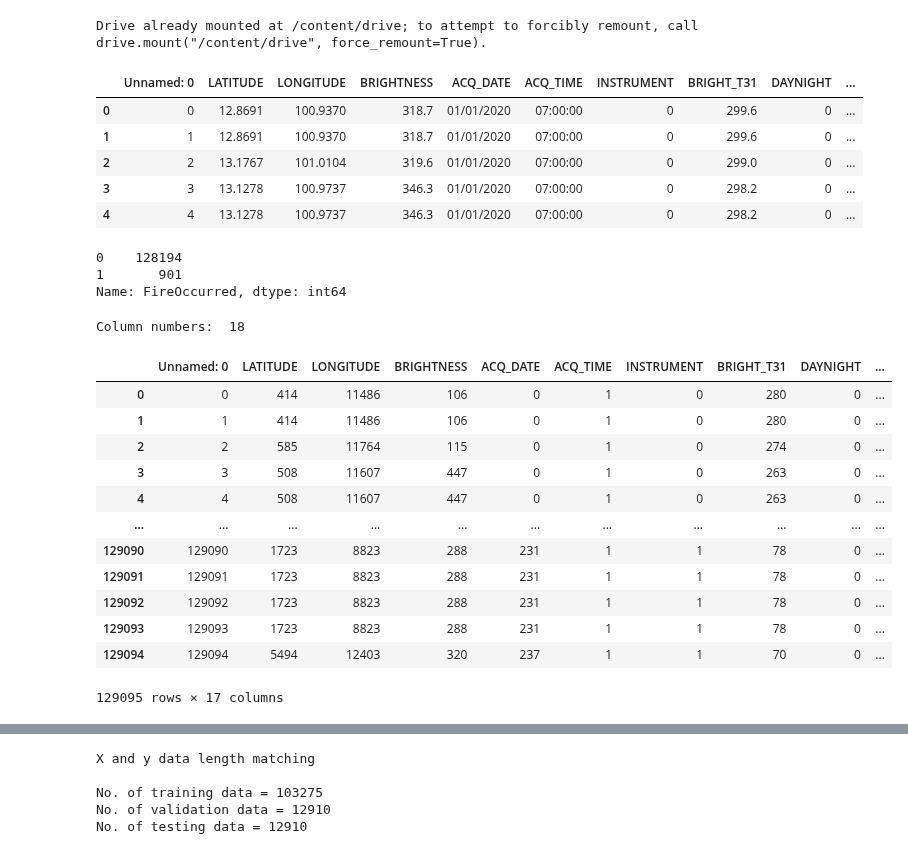
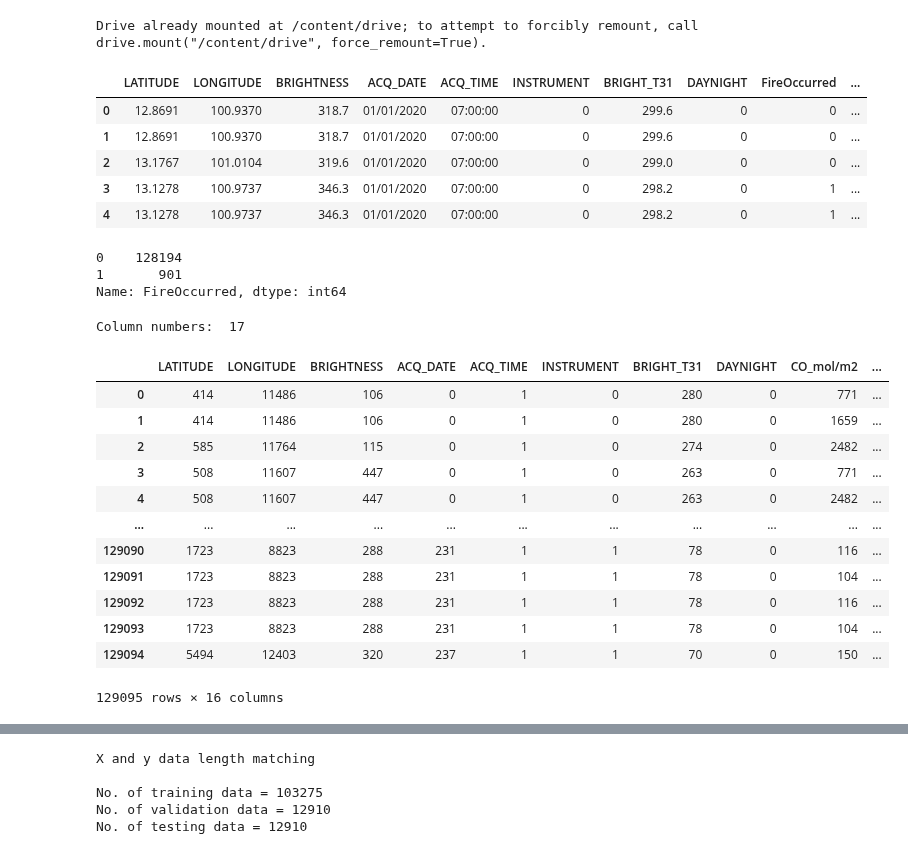
Before and after one commit to ManapatWeeramongkolkul/ForestFireML, a Jupyter notebook: Code.ipynb, the cells around one changed output, grey strips where cells are left out. Drawn from its saved outputs; the diff is of its cells as text; code cells hidden in the pictures.

Commit message:
bug test fix

```diff
--- a/Code.ipynb
+++ b/Code.ipynb
@@ -769,14 +769,16 @@ Drive already mounted at /content/drive; to attempt to forcibly remount, call dr
 # %%
 df1 = pd.read_csv("/content/drive/MyDrive/Senior Project/Datasets/test_gee.csv")
 # df1 = pd.read_csv("/content/drive/MyDrive/Senior Project/Datasets/test.csv")
+
+df1 = df1.drop('Unnamed: 0', axis=1)
 df1.head()
 # %% [output]
-|  | Unnamed: 0 | LATITUDE | LONGITUDE | BRIGHTNESS | ACQ_DATE | ACQ_TIME | INSTRUMENT | BRIGHT_T31 | DAYNIGHT | ... |
-| 0 | 0 | 12.8691 | 100.9370 | 318.7 | 01/01/2020 | 07:00:00 | 0 | 299.6 | 0 | ... |
-| 1 | 1 | 12.8691 | 100.9370 | 318.7 | 01/01/2020 | 07:00:00 | 0 | 299.6 | 0 | ... |
-| 2 | 2 | 13.1767 | 101.0104 | 319.6 | 01/01/2020 | 07:00:00 | 0 | 299.0 | 0 | ... |
-| 3 | 3 | 13.1278 | 100.9737 | 346.3 | 01/01/2020 | 07:00:00 | 0 | 298.2 | 0 | ... |
-| 4 | 4 | 13.1278 | 100.9737 | 346.3 | 01/01/2020 | 07:00:00 | 0 | 298.2 | 0 | ... |
+|  | LATITUDE | LONGITUDE | BRIGHTNESS | ACQ_DATE | ACQ_TIME | INSTRUMENT | BRIGHT_T31 | DAYNIGHT | FireOccurred | ... |
+| 0 | 12.8691 | 100.9370 | 318.7 | 01/01/2020 | 07:00:00 | 0 | 299.6 | 0 | 0 | ... |
+| 1 | 12.8691 | 100.9370 | 318.7 | 01/01/2020 | 07:00:00 | 0 | 299.6 | 0 | 0 | ... |
+| 2 | 13.1767 | 101.0104 | 319.6 | 01/01/2020 | 07:00:00 | 0 | 299.0 | 0 | 0 | ... |
+| 3 | 13.1278 | 100.9737 | 346.3 | 01/01/2020 | 07:00:00 | 0 | 298.2 | 0 | 1 | ... |
+| 4 | 13.1278 | 100.9737 | 346.3 | 01/01/2020 | 07:00:00 | 0 | 298.2 | 0 | 1 | ... |
 # %%
 df1['FireOccurred'].value_counts()
 # %% [output]
@@ -786,31 +788,36 @@ Name: FireOccurred, dtype: int64
 # %%
 print("Column numbers: ", len(df1.columns))
 # %% [output]
-Column numbers:  18
+Column numbers:  17
 # %%
 X = df1.drop('FireOccurred', axis=1)
 y = df1['FireOccurred']
 
-from sklearn import preprocessing
-le = preprocessing.LabelEncoder()
+from sklearn.preprocessing import LabelEncoder
+from sklearn.preprocessing import StandardScaler
+
+encoder = LabelEncoder()
 for i in range(len(df1.columns)-1):
-  X.iloc[:,i] = le.fit_transform(X.iloc[:,i])
+  X.iloc[:,i] = encoder.fit_transform(X.iloc[:,i])
+
+scaler = StandardScaler().fit(X)
+test = scaler.transform(X)
 
 display(X)
 # %% [output]
-|  | Unnamed: 0 | LATITUDE | LONGITUDE | BRIGHTNESS | ACQ_DATE | ACQ_TIME | INSTRUMENT | BRIGHT_T31 | DAYNIGHT | ... |
-| 0 | 0 | 414 | 11486 | 106 | 0 | 1 | 0 | 280 | 0 | ... |
-| 1 | 1 | 414 | 11486 | 106 | 0 | 1 | 0 | 280 | 0 | ... |
-| 2 | 2 | 585 | 11764 | 115 | 0 | 1 | 0 | 274 | 0 | ... |
-| 3 | 3 | 508 | 11607 | 447 | 0 | 1 | 0 | 263 | 0 | ... |
-| 4 | 4 | 508 | 11607 | 447 | 0 | 1 | 0 | 263 | 0 | ... |
+|  | LATITUDE | LONGITUDE | BRIGHTNESS | ACQ_DATE | ACQ_TIME | INSTRUMENT | BRIGHT_T31 | DAYNIGHT | CO_mol/m2 | ... |
+| 0 | 414 | 11486 | 106 | 0 | 1 | 0 | 280 | 0 | 771 | ... |
+| 1 | 414 | 11486 | 106 | 0 | 1 | 0 | 280 | 0 | 1659 | ... |
+| 2 | 585 | 11764 | 115 | 0 | 1 | 0 | 274 | 0 | 2482 | ... |
+| 3 | 508 | 11607 | 447 | 0 | 1 | 0 | 263 | 0 | 771 | ... |
+| 4 | 508 | 11607 | 447 | 0 | 1 | 0 | 263 | 0 | 2482 | ... |
 | ... | ... | ... | ... | ... | ... | ... | ... | ... | ... | ... |
-| 129090 | 129090 | 1723 | 8823 | 288 | 231 | 1 | 1 | 78 | 0 | ... |
-| 129091 | 129091 | 1723 | 8823 | 288 | 231 | 1 | 1 | 78 | 0 | ... |
-| 129092 | 129092 | 1723 | 8823 | 288 | 231 | 1 | 1 | 78 | 0 | ... |
-| 129093 | 129093 | 1723 | 8823 | 288 | 231 | 1 | 1 | 78 | 0 | ... |
-| 129094 | 129094 | 5494 | 12403 | 320 | 237 | 1 | 1 | 70 | 0 | ... |
+| 129090 | 1723 | 8823 | 288 | 231 | 1 | 1 | 78 | 0 | 116 | ... |
+| 129091 | 1723 | 8823 | 288 | 231 | 1 | 1 | 78 | 0 | 104 | ... |
+| 129092 | 1723 | 8823 | 288 | 231 | 1 | 1 | 78 | 0 | 116 | ... |
+| 129093 | 1723 | 8823 | 288 | 231 | 1 | 1 | 78 | 0 | 104 | ... |
+| 129094 | 5494 | 12403 | 320 | 237 | 1 | 1 | 70 | 0 | 150 | ... |
-129095 rows × 17 columns
+129095 rows × 16 columns
 # %%
 # Dummy data (delete later)
 
```
Also changed, not shown: parts of 49 cells of this notebook.
